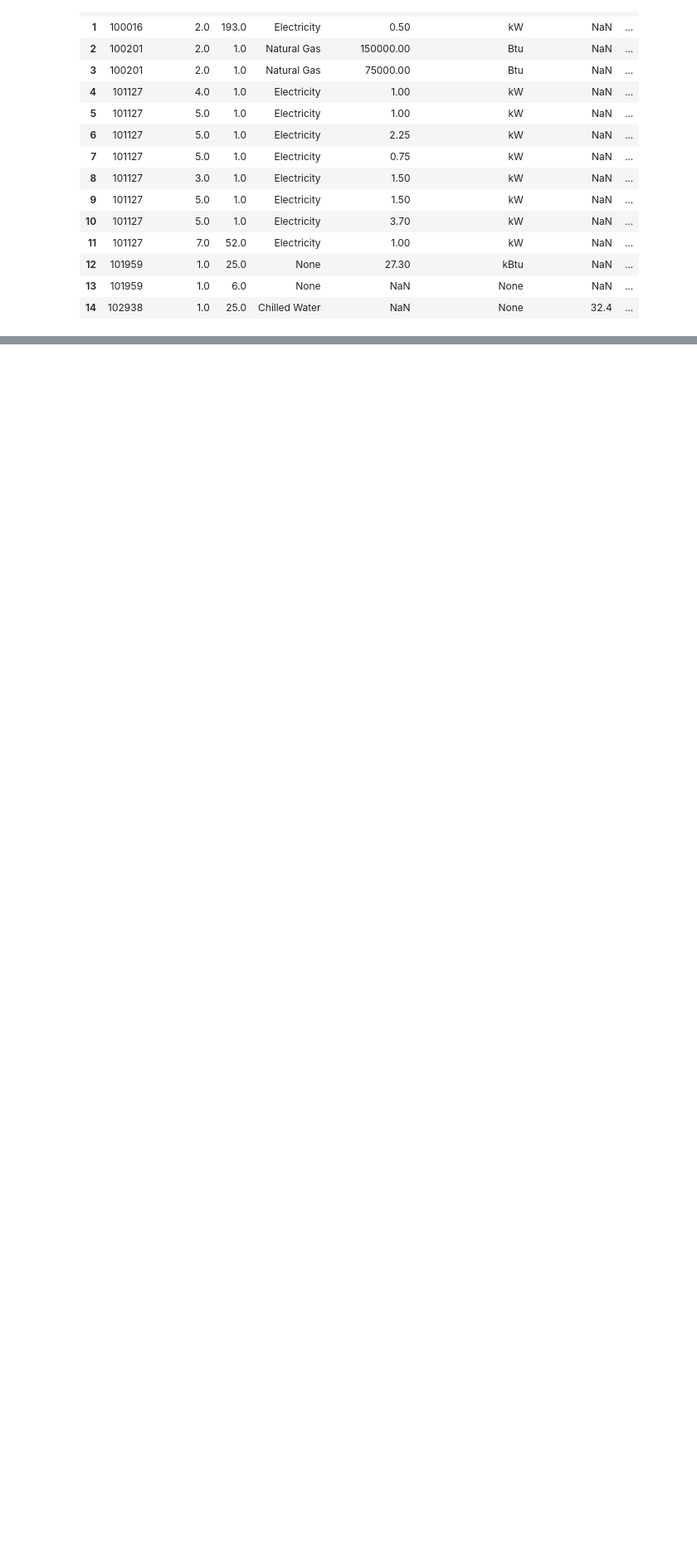
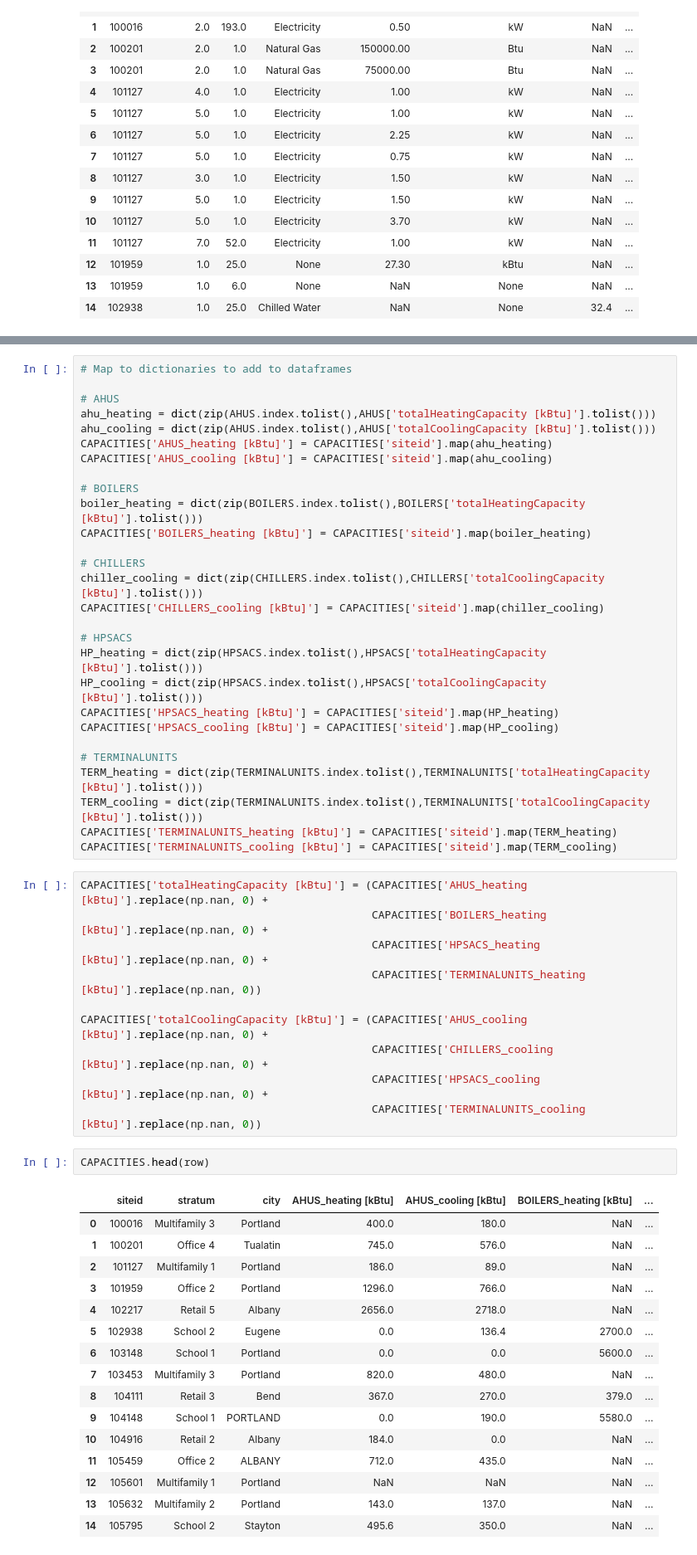
Before and after one commit to sspiel4/OCCE_HVAC_Comparison, a Jupyter notebook: Heating Capacity.ipynb, the cells around one changed output, grey strips where cells are left out. Shown at 83% size. Drawn from its saved outputs; the diff is of its cells as text; blank space fills up the shorter version.

Commit message:
finish capacities notebook. still left to complete cooling CLTD calculation and cleanup of heating calculation

```diff
--- a/Heating Capacity.ipynb
+++ b/Heating Capacity.ipynb
@@ -213,0 +211,57 @@ TERMINALUNITS.head(row)
+# %%
+# Map to dictionaries to add to dataframes
+
+# AHUS
+ahu_heating = dict(zip(AHUS.index.tolist(),AHUS['totalHeatingCapacity [kBtu]'].tolist()))
+ahu_cooling = dict(zip(AHUS.index.tolist(),AHUS['totalCoolingCapacity [kBtu]'].tolist()))
+CAPACITIES['AHUS_heating [kBtu]'] = CAPACITIES['siteid'].map(ahu_heating)
+CAPACITIES['AHUS_cooling [kBtu]'] = CAPACITIES['siteid'].map(ahu_cooling)
+
+# BOILERS
+boiler_heating = dict(zip(BOILERS.index.tolist(),BOILERS['totalHeatingCapacity [kBtu]'].tolist()))
+CAPACITIES['BOILERS_heating [kBtu]'] = CAPACITIES['siteid'].map(boiler_heating)
+
+# CHILLERS
+chiller_cooling = dict(zip(CHILLERS.index.tolist(),CHILLERS['totalCoolingCapacity [kBtu]'].tolist()))
+CAPACITIES['CHILLERS_cooling [kBtu]'] = CAPACITIES['siteid'].map(chiller_cooling)
+
+# HPSACS
+HP_heating = dict(zip(HPSACS.index.tolist(),HPSACS['totalHeatingCapacity [kBtu]'].tolist()))
+HP_cooling = dict(zip(HPSACS.index.tolist(),HPSACS['totalCoolingCapacity [kBtu]'].tolist()))
+CAPACITIES['HPSACS_heating [kBtu]'] = CAPACITIES['siteid'].map(HP_heating)
+CAPACITIES['HPSACS_cooling [kBtu]'] = CAPACITIES['siteid'].map(HP_cooling)
+
+# TERMINALUNITS
+TERM_heating = dict(zip(TERMINALUNITS.index.tolist(),TERMINALUNITS['totalHeatingCapacity [kBtu]'].tolist()))
+TERM_cooling = dict(zip(TERMINALUNITS.index.tolist(),TERMINALUNITS['totalCoolingCapacity [kBtu]'].tolist()))
+CAPACITIES['TERMINALUNITS_heating [kBtu]'] = CAPACITIES['siteid'].map(TERM_heating)
+CAPACITIES['TERMINALUNITS_cooling [kBtu]'] = CAPACITIES['siteid'].map(TERM_cooling)
+# %%
+CAPACITIES['totalHeatingCapacity [kBtu]'] = (CAPACITIES['AHUS_heating [kBtu]'].replace(np.nan, 0) +
+                                             CAPACITIES['BOILERS_heating [kBtu]'].replace(np.nan, 0) +
+                                             CAPACITIES['HPSACS_heating [kBtu]'].replace(np.nan, 0) +
+                                             CAPACITIES['TERMINALUNITS_heating [kBtu]'].replace(np.nan, 0))
+
+CAPACITIES['totalCoolingCapacity [kBtu]'] = (CAPACITIES['AHUS_cooling [kBtu]'].replace(np.nan, 0) +
+                                             CAPACITIES['CHILLERS_cooling [kBtu]'].replace(np.nan, 0) +
+                                             CAPACITIES['HPSACS_cooling [kBtu]'].replace(np.nan, 0) +
+                                             CAPACITIES['TERMINALUNITS_cooling [kBtu]'].replace(np.nan, 0))
+# %%
+CAPACITIES.head(row)
+# %% [output]
+|  | siteid | stratum | city | AHUS_heating [kBtu] | AHUS_cooling [kBtu] | BOILERS_heating [kBtu] | ... |
+| 0 | 100016 | Multifamily 3 | Portland | 400.0 | 180.0 | NaN | ... |
+| 1 | 100201 | Office 4 | Tualatin | 745.0 | 576.0 | NaN | ... |
+| 2 | 101127 | Multifamily 1 | Portland | 186.0 | 89.0 | NaN | ... |
+| 3 | 101959 | Office 2 | Portland | 1296.0 | 766.0 | NaN | ... |
+| 4 | 102217 | Retail 5 | Albany | 2656.0 | 2718.0 | NaN | ... |
+| 5 | 102938 | School 2 | Eugene | 0.0 | 136.4 | 2700.0 | ... |
+| 6 | 103148 | School 1 | Portland | 0.0 | 0.0 | 5600.0 | ... |
+| 7 | 103453 | Multifamily 3 | Portland | 820.0 | 480.0 | NaN | ... |
+| 8 | 104111 | Retail 3 | Bend | 367.0 | 270.0 | 379.0 | ... |
+| 9 | 104148 | School 1 | PORTLAND | 0.0 | 190.0 | 5580.0 | ... |
+| 10 | 104916 | Retail 2 | Albany | 184.0 | 0.0 | NaN | ... |
+| 11 | 105459 | Office 2 | ALBANY | 712.0 | 435.0 | NaN | ... |
+| 12 | 105601 | Multifamily 1 | Portland | NaN | NaN | NaN | ... |
+| 13 | 105632 | Multifamily 2 | Portland | 143.0 | 137.0 | NaN | ... |
+| 14 | 105795 | School 2 | Stayton | 495.6 | 350.0 | NaN | ... |
```
Also changed, not shown: parts of 6 cells of this notebook, 2 other files.
